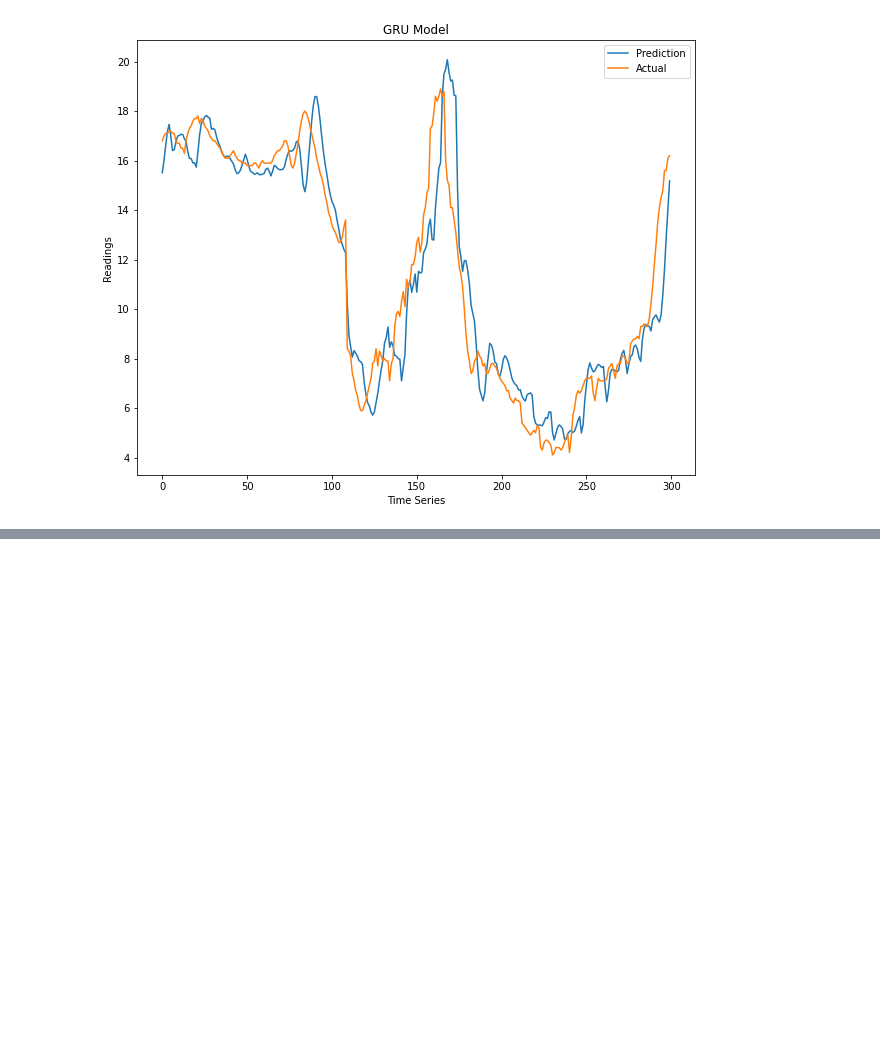
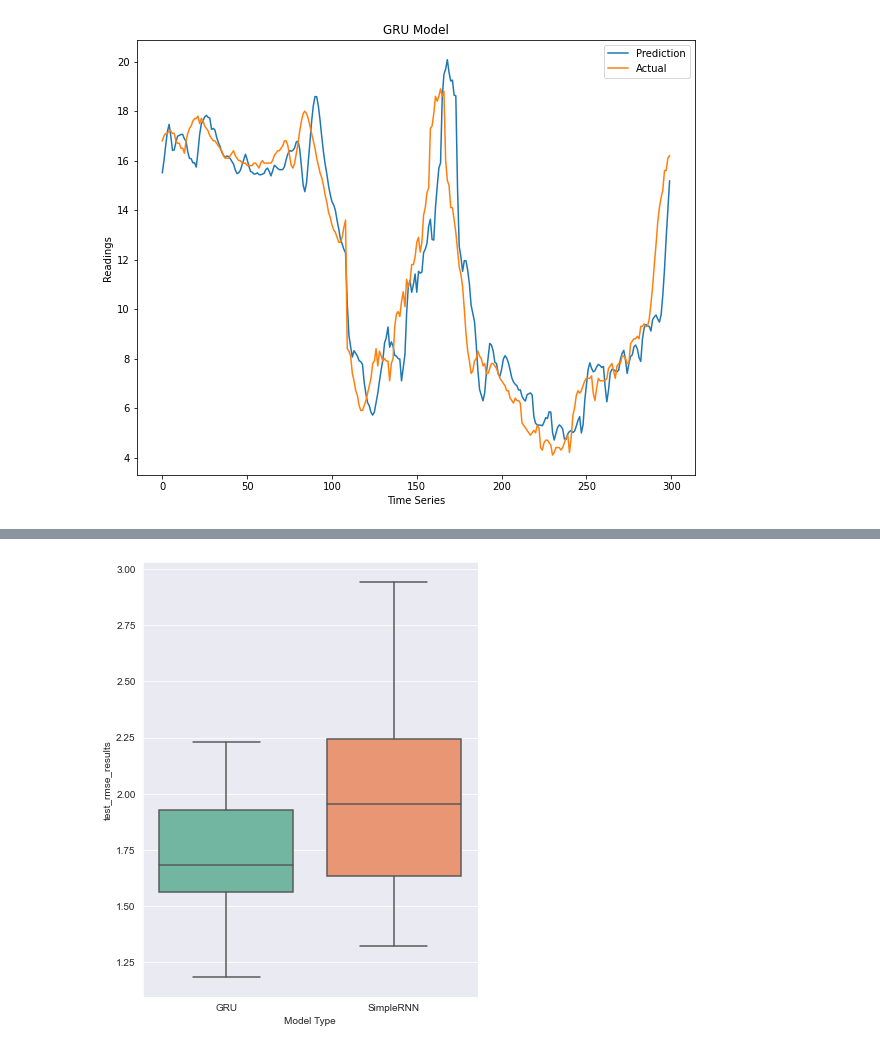
Before and after one commit to bsw-del/MRPDeepLearningWithCGM, a Jupyter notebook: experiment_development.ipynb, the cells around one changed output, grey strips where cells are left out. Cells and saved outputs as stored; diff of their text form; code cells hidden in the pictures; blank space fills up the shorter version.

```diff
--- a/experiment_development.ipynb
+++ b/experiment_development.ipynb
@@ -714,0 +736,9 @@ plt.show()
+# %%
+##import the result set
+
+filenameData='MRP_Analysis.csv'
+AnalysisFile= os.path.join(path, filenameData)
+analysis_DF = pd.read_csv(AnalysisFile)
+analysis_DF.drop('Unnamed: 0',axis=1,inplace=True)
+#analysis_DF.reset_index(inplace=True)
+analysis_DF.head()
@@ -714,0 +781,12 @@ plt.show()
+# %%
+## Plot of Tuned RNN and GRU w optimized parameters and a 30 minute interval
+
+
+
+plt.figure(figsize=(6,8))
+sns.set_style('darkgrid')
+sns.set_palette('Set2')
+sns.boxplot(data=analysis_DF[(analysis_DF['Optimized']=='Yes') & (analysis_DF['forecast_distance_perf']==6)], x='Model Type', y='test_rmse_results')
+plt.show()
+# %% [output]
+[figure, added]
```
Also changed, not shown: parts of 12 cells of this notebook.
